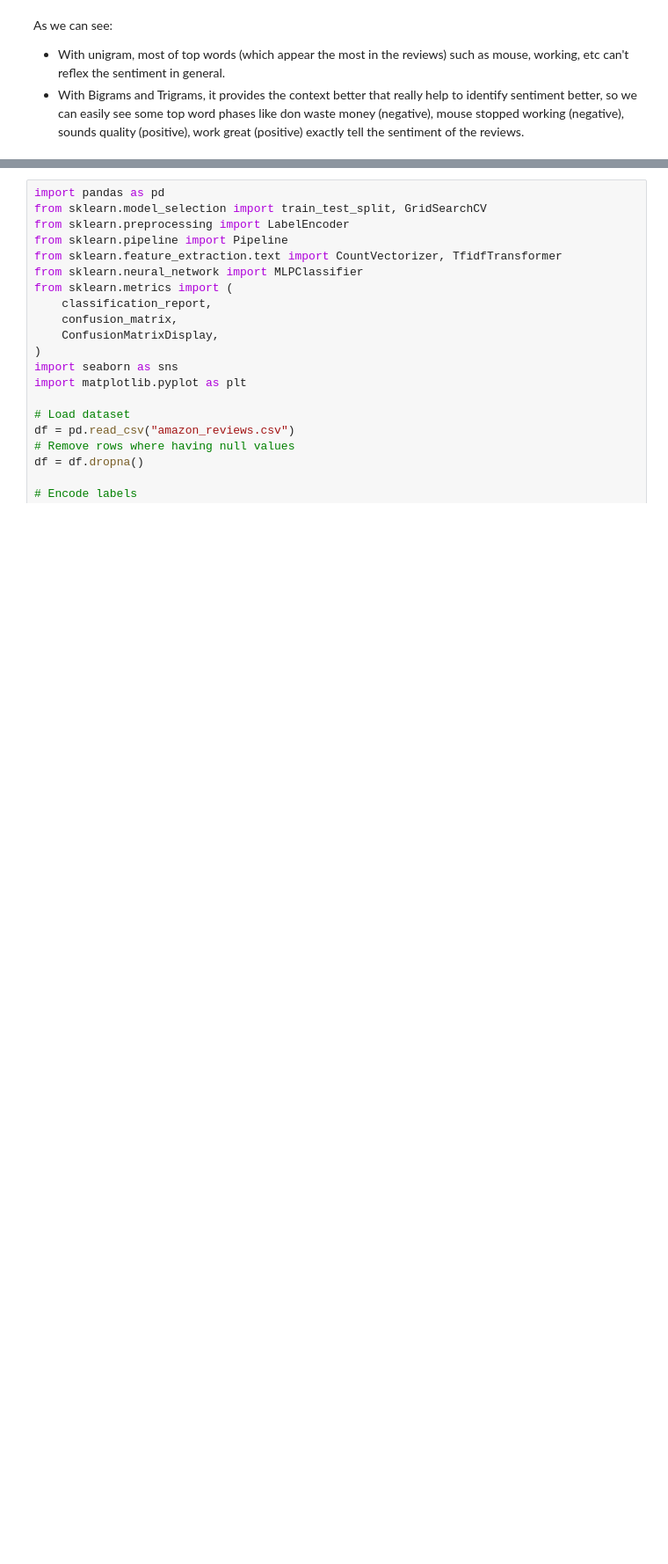
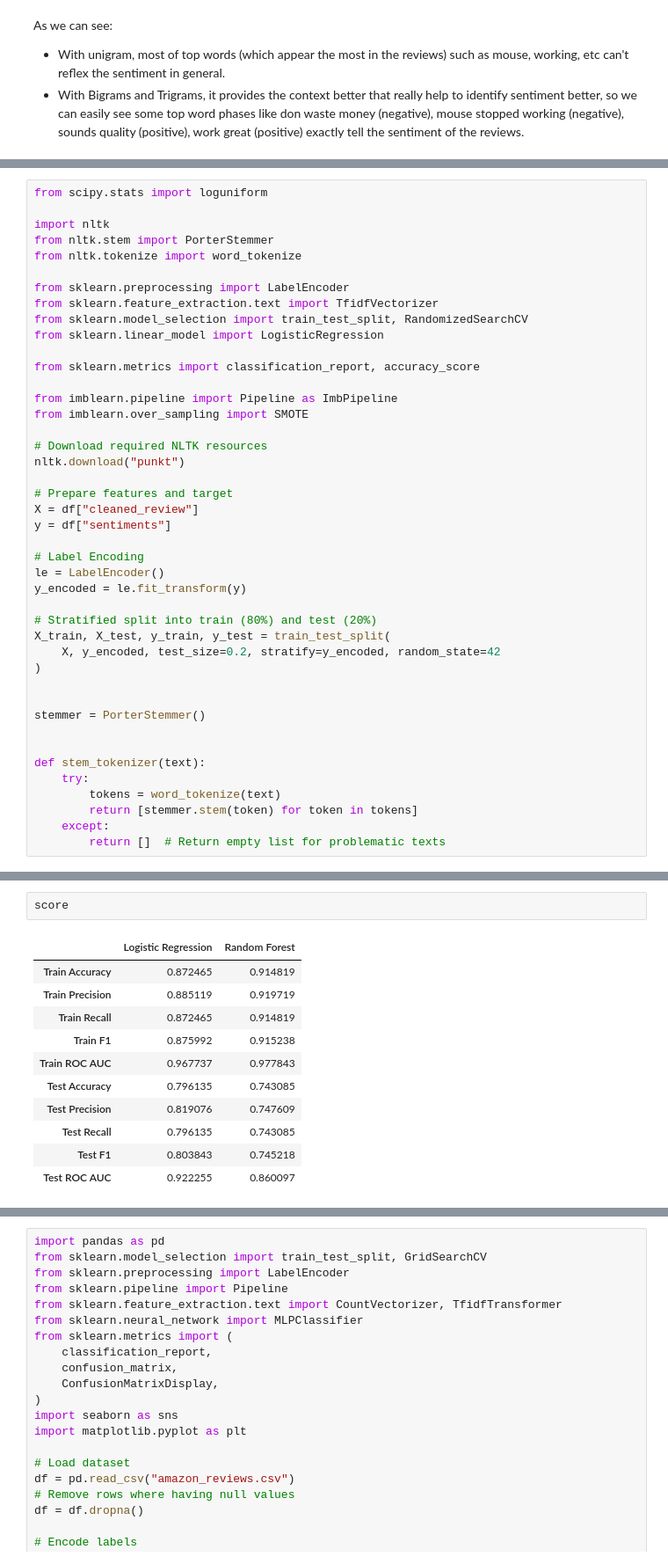
Before and after one commit to dangtna1/amazon-reviews-classification, a Jupyter notebook: main.ipynb, the cells around one changed output, grey strips where cells are left out. Shown at 88% size. Cells and saved outputs as stored; diff of their text form; blank space fills up the shorter version.

```diff
--- a/main.ipynb
+++ b/main.ipynb
@@ -221,0 +390,43 @@ As we can see:
+# %%
+from scipy.stats import loguniform
+
+import nltk
+from nltk.stem import PorterStemmer
+from nltk.tokenize import word_tokenize
+
+from sklearn.preprocessing import LabelEncoder
+from sklearn.feature_extraction.text import TfidfVectorizer
+from sklearn.model_selection import train_test_split, RandomizedSearchCV
+from sklearn.linear_model import LogisticRegression
+
+from sklearn.metrics import classification_report, accuracy_score
+
+from imblearn.pipeline import Pipeline as ImbPipeline
+from imblearn.over_sampling import SMOTE
+
+# Download required NLTK resources
+nltk.download("punkt")
+
+# Prepare features and target
+X = df["cleaned_review"]
+y = df["sentiments"]
+
+# Label Encoding
+le = LabelEncoder()
+y_encoded = le.fit_transform(y)
+
+# Stratified split into train (80%) and test (20%)
+X_train, X_test, y_train, y_test = train_test_split(
+    X, y_encoded, test_size=0.2, stratify=y_encoded, random_state=42
+)
+
+
+stemmer = PorterStemmer()
+
+
+def stem_tokenizer(text):
+    try:
+        tokens = word_tokenize(text)
+        return [stemmer.stem(token) for token in tokens]
+    except:
+        return []  # Return empty list for problematic texts
@@ -221,0 +613,14 @@ As we can see:
+# %%
+score
+# %% [output]
+|  | Logistic Regression | Random Forest |
+| Train Accuracy | 0.872465 | 0.914819 |
+| Train Precision | 0.885119 | 0.919719 |
+| Train Recall | 0.872465 | 0.914819 |
+| Train F1 | 0.875992 | 0.915238 |
+| Train ROC AUC | 0.967737 | 0.977843 |
+| Test Accuracy | 0.796135 | 0.743085 |
+| Test Precision | 0.819076 | 0.747609 |
+| Test Recall | 0.796135 | 0.743085 |
+| Test F1 | 0.803843 | 0.745218 |
+| Test ROC AUC | 0.922255 | 0.860097 |
```
Also changed, not shown: parts of 16 cells of this notebook.
